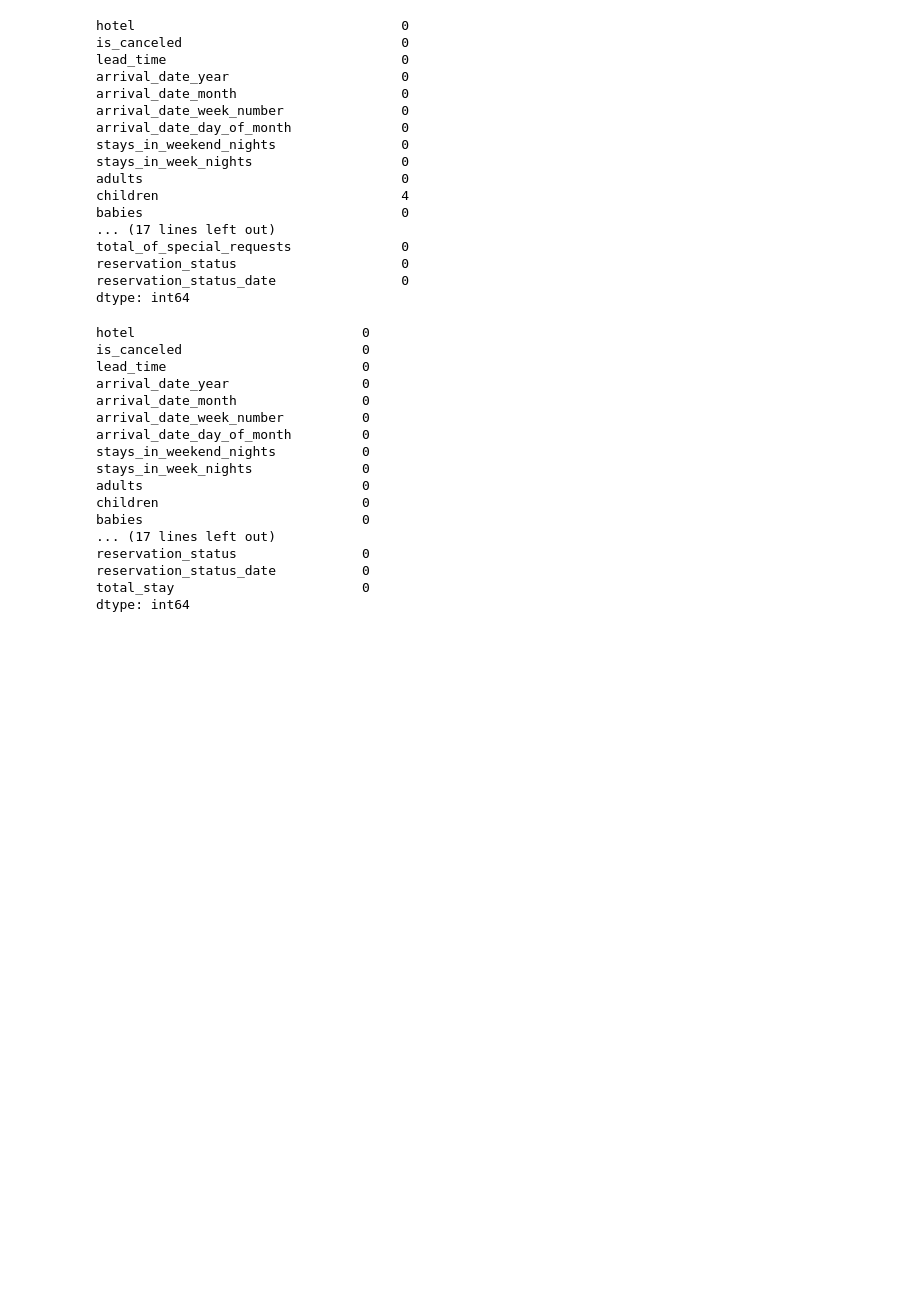
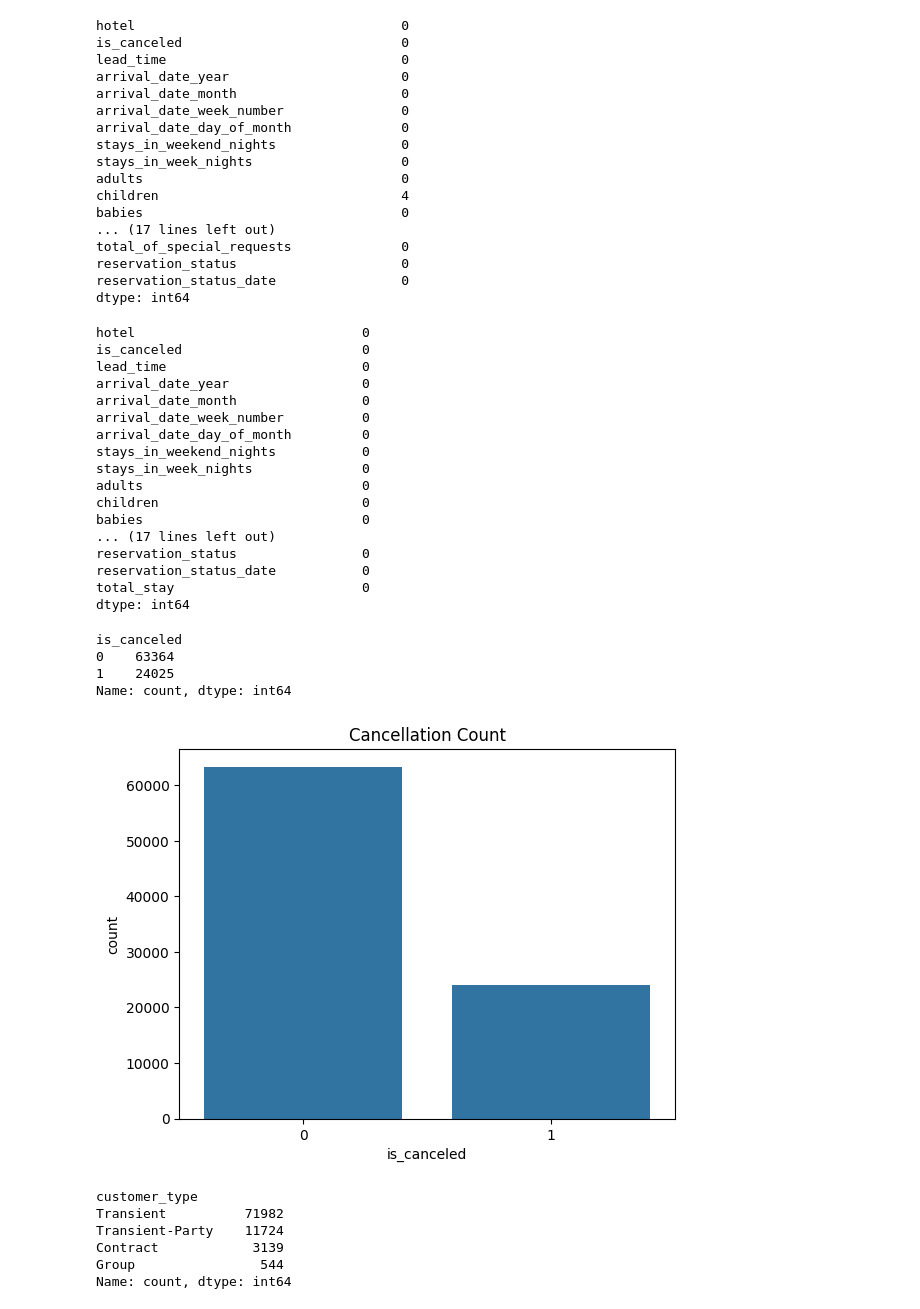
Before and after one commit to lakshmikanth72/hotel-booking-analysis, a Jupyter notebook: hotel_booking_eda.ipynb, the cells around one changed output. Drawn from its saved outputs; the diff is of its cells as text; code cells hidden in the pictures; blank space fills up the shorter version.

Commit message:
Add files via upload
eda: performed exploratory data analysis, identified cancellation patterns, analyzed lead_time, adr, and seasonal trends, and documented key business insights

```diff
--- a/hotel_booking_eda.ipynb
+++ b/hotel_booking_eda.ipynb
@@ -152,3 +152,25 @@ reservation_status                0
 reservation_status_date           0
 total_stay                        0
 dtype: int64
+# %%
+df['is_canceled'].value_counts()
+# %% [output]
+is_canceled
+0    63364
+1    24025
+Name: count, dtype: int64
+# %%
+sns.countplot(x='is_canceled', data=df)
+plt.title('Cancellation Count')
+plt.show()
+# %% [output]
+[figure, added]
+# %%
+df['customer_type'].value_counts()
+# %% [output]
+customer_type
+Transient          71982
+Transient-Party    11724
+Contract            3139
+Group                544
+Name: count, dtype: int64
```
Also changed, not shown: parts of 11 cells of this notebook.
